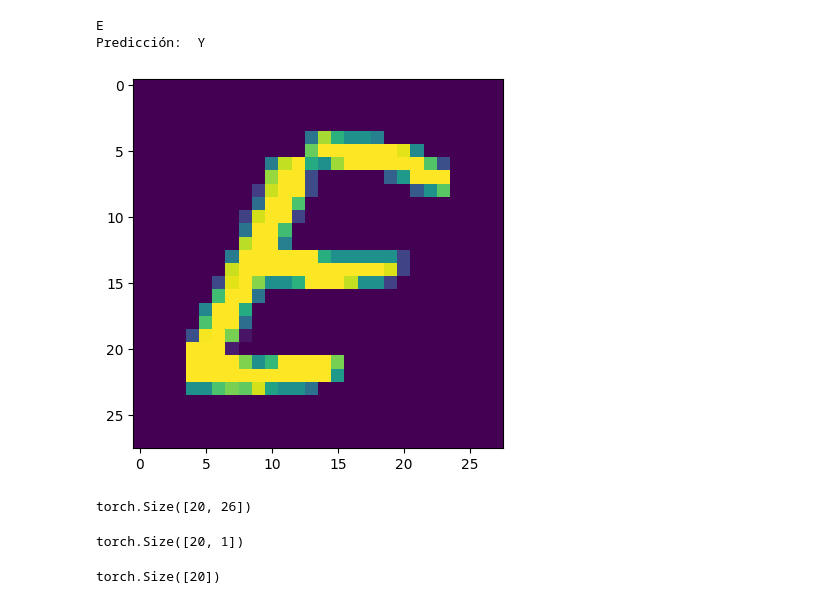
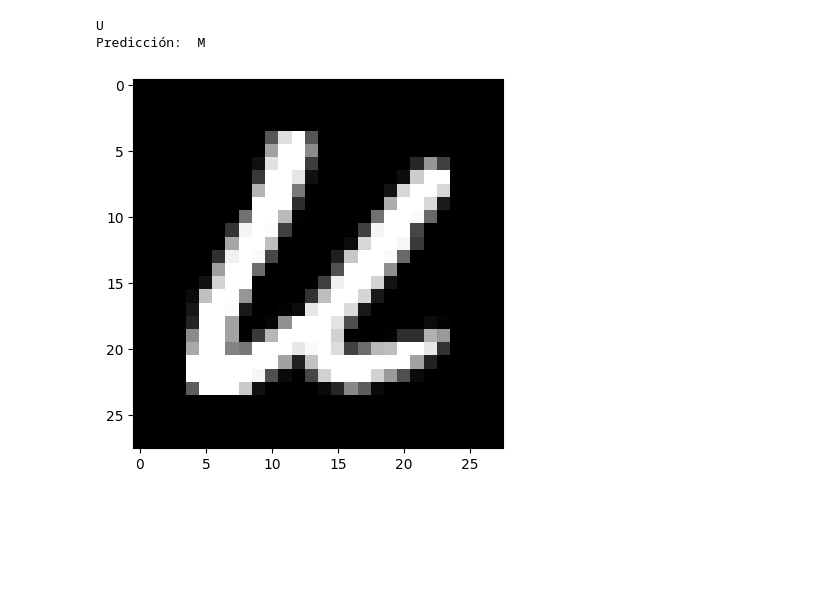
Before and after one commit to PudWin14/Generative_AI_TFM, a Jupyter notebook: Ejercicio_LNN_Letras/LNN_Letras.ipynb, the cells around one changed output. Saved outputs shown, nothing was run; the diff lists cells and outputs as text; code cells hidden in the pictures; blank space fills up the shorter version.

```diff
--- a/Ejercicio_LNN_Letras/LNN_Letras.ipynb
+++ b/Ejercicio_LNN_Letras/LNN_Letras.ipynb
@@ -98,14 +124,14 @@ Letter_classifier = image_clasifier_nn(28,len(alphabet_dictionary)).cuda()
 # %%
-# Tray untrained network
+# Try un-trained network
 img,lbl = train[torch.randint(len(train),size=(1,))]
-plt.imshow(img.squeeze().cpu())
+plt.imshow(img.squeeze().cpu(),"grey")
 
 prediction = Letter_classifier(img)[0]
 
 print(alphabet_dictionary[lbl.cpu().item()])
 print("Predicción: ",alphabet_dictionary[prediction.argmax().item()])
 # %% [output]
-E
-Predicción:  Y
+U
+Predicción:  M
-[figure, old version]
+[figure, new version]
 # %%
@@ -129,22 +165,2 @@ learning_rate = 0.1
 loss = nn.CrossEntropyLoss()
 optimizer = torch.optim.SGD(Letter_classifier.parameters(), lr=learning_rate)
-# %%
-img = torch.rand((20,1,28,28)).cuda()
-logits = Letter_classifier(img)
-logits.shape
-# %% [output]
-torch.Size([20, 26])
-# %%
-loader_prueba = torch.utils.data.DataLoader(
-    dataset=train,
-    shuffle=True,
-    batch_size=20
-)
-_,lbls = next(iter(loader_prueba))
-lbls.shape
-# %% [output]
-torch.Size([20, 1])
-# %%
-lbls[:,0].shape
-# %% [output]
-torch.Size([20])
```
Also changed, not shown: parts of 20 cells of this notebook, 1 other file.
